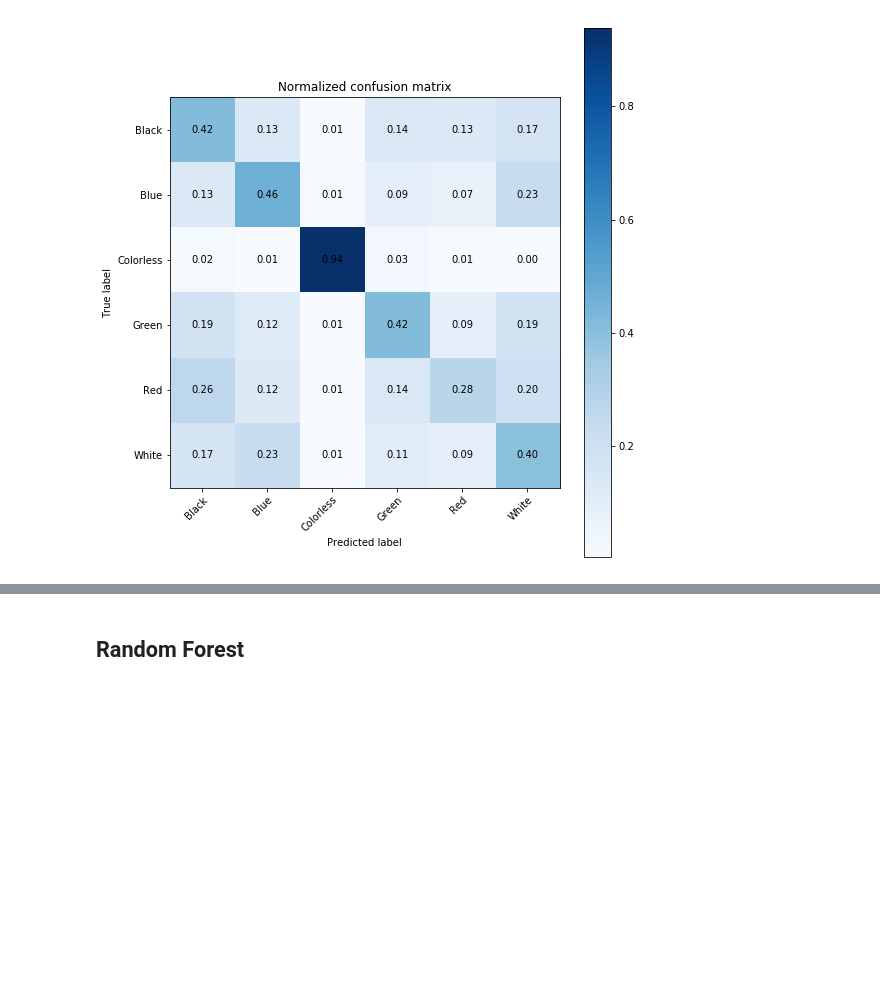
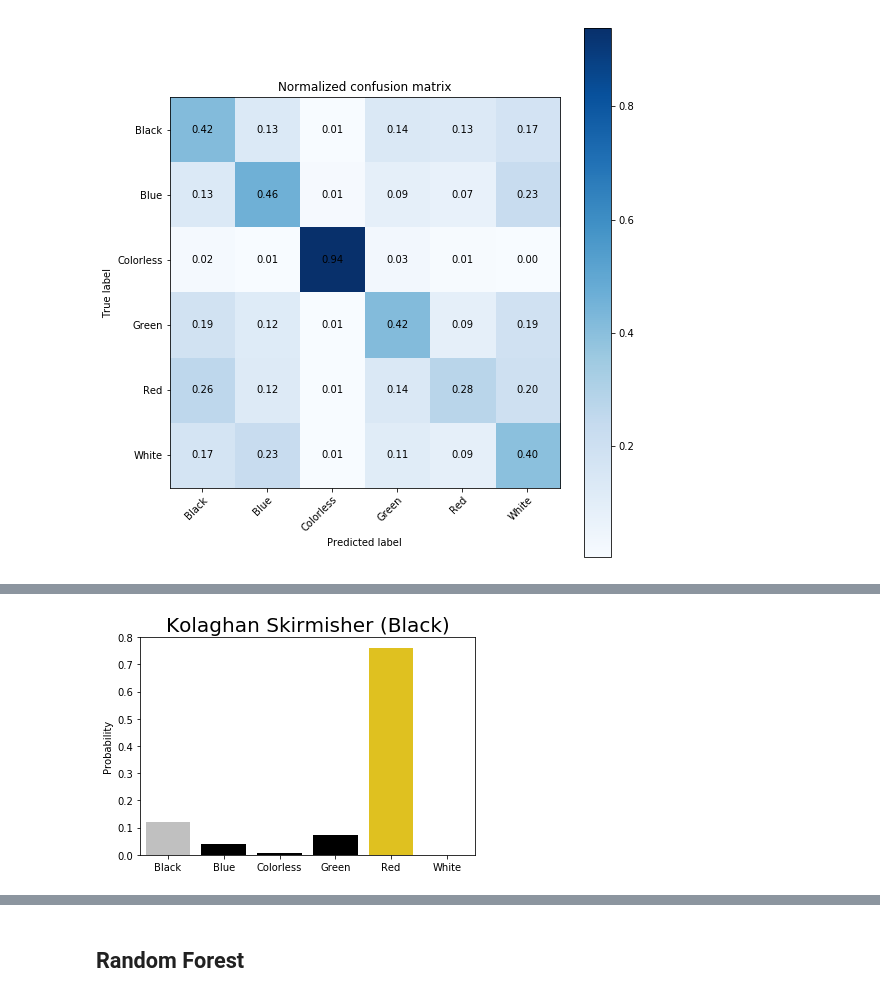
Before and after one commit to Yee-Brian21/MTG-Color-Classifier, a Jupyter notebook: MTG_classifier.ipynb, the cells around one changed output, grey strips where cells are left out. Saved outputs shown, nothing was run; the diff lists cells and outputs as text; code cells hidden in the pictures; blank space fills up the shorter version.

Commit message:
made visualizations for prediction probabilities

```diff
--- a/MTG_classifier.ipynb
+++ b/MTG_classifier.ipynb
@@ -889,16 +889,15 @@ def pred_prob_df(tree,X_test):
 # %%
 tree_probs = pred_prob_df(d_tree4,X_test)
 # %%
-def prob_plot(probs,idx):
-    vals = probs.iloc[idx].tolist()
-    vals = sorted(vals)
-    pal = ['gold' if (x == vals[-1])
-           else 'silver' if (x == vals[-2])
-           else 'black'
-           for x in probs.iloc[idx]]
-    bar = sns.barplot(x=test_probs.columns,y=test_probs.iloc[idx],palette = pal)
+def prob_plot(probs,index):
+    values = tree_probs.iloc[index].tolist()
+    second = tree_probs.iloc[index].tolist()
+    second.remove(max(second))
+    idx =  tree_probs.columns
+    clrs = ['gold' if (x == max(values)) else 'silver' if (x==max(second)) else 'black' for x in values ]
+    bar = sns.barplot(x=idx, y=values, palette=clrs)
     bar.set_ylabel('Probability')
-    card_name=test_probs.index[idx]
+    card_name=test_probs.index[index]
     bar.set_title(card_name+f' ({monocolor.loc[card_name].colors})',size=20)
 # %%
 prob_plot(tree_probs,14) # Black enchantment that -1/-1
@@ -1073,3 +1070,5 @@ plot_confusion_matrix(y_test, grid_boost_pred,normalize=True)
 Normalized confusion matrix
 <matplotlib.axes._subplots.AxesSubplot at 0x...>
 [figure]
+# %%
+boost_probs = pred_prob_df(grid_boost1,X_test)
@@ -1075,0 +1091,4 @@ Normalized confusion matrix
+# %%
+prob_plot(boost_probs,1212) # Saw
+# %% [output]
+[figure, added]
```
Also changed, not shown: parts of 7 cells of this notebook.
